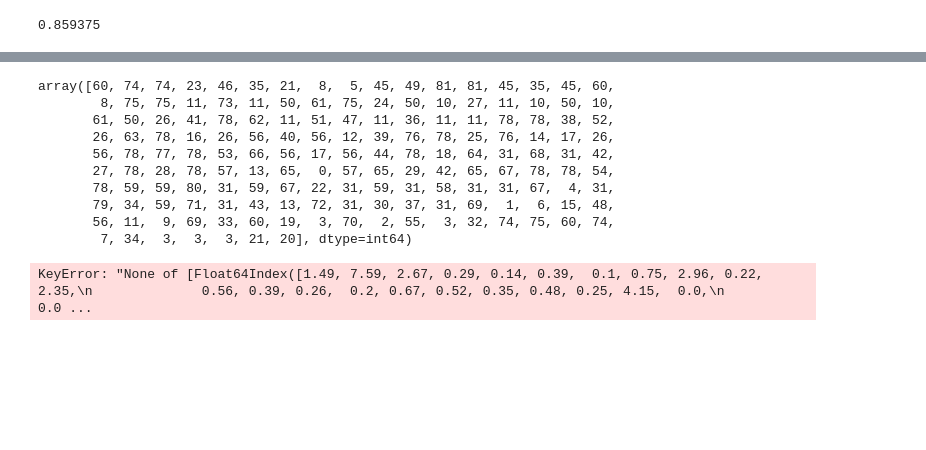
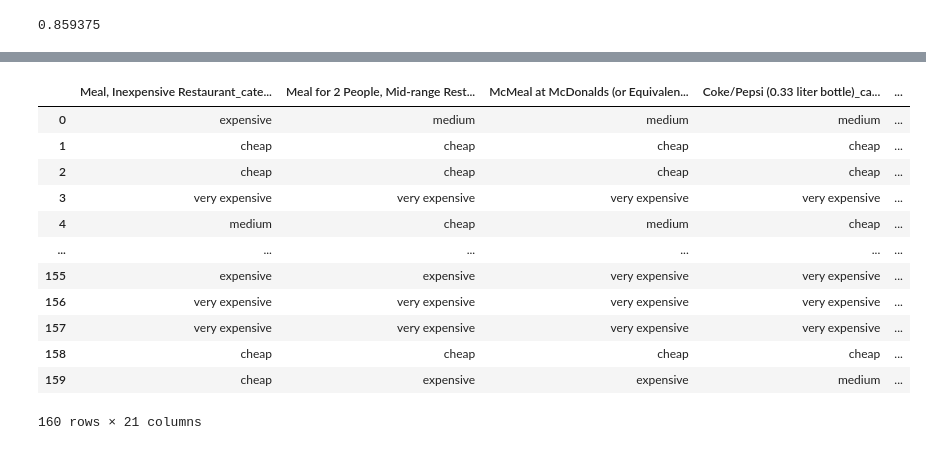
Before and after one commit to The-DigitalAcademy/innovators-cost-of-living-analysis, a Jupyter notebook: model_building.ipynb, the cells around one changed output, grey strips where cells are left out. Saved outputs shown, nothing was run; the diff lists cells and outputs as text; code cells hidden in the pictures; blank space fills up the shorter version.

```diff
--- a/model_building.ipynb
+++ b/model_building.ipynb
@@ -97,20 +120,38 @@ print(predictions_country)
-# %%
-food_countries = le.transform(food['Country'])
-food_countries
-# %% [output]
-array([60, 74, 74, 23, 46, 35, 21,  8,  5, 45, 49, 81, 81, 45, 35, 45, 60,
-        8, 75, 75, 11, 73, 11, 50, 61, 75, 24, 50, 10, 27, 11, 10, 50, 10,
-       61, 50, 26, 41, 78, 62, 11, 51, 47, 11, 36, 11, 11, 78, 78, 38, 52,
-       26, 63, 78, 16, 26, 56, 40, 56, 12, 39, 76, 78, 25, 76, 14, 17, 26,
-       56, 78, 77, 78, 53, 66, 56, 17, 56, 44, 78, 18, 64, 31, 68, 31, 42,
-       27, 78, 28, 78, 57, 13, 65,  0, 57, 65, 29, 42, 65, 67, 78, 78, 54,
-       78, 59, 59, 80, 31, 59, 67, 22, 31, 59, 31, 58, 31, 31, 67,  4, 31,
-       79, 34, 59, 71, 31, 43, 13, 72, 31, 30, 37, 31, 69,  1,  6, 15, 48,
-       56, 11,  9, 69, 33, 60, 19,  3, 70,  2, 55,  3, 32, 74, 75, 60, 74,
-        7, 34,  3,  3,  3, 21, 20], dtype=int64)
-# %%
-min_ = food.min()
-avg = food.mean()
-max_ = food.max()
-# %% [output]
-KeyError: "None of [Float64Index([1.49, 7.59, 2.67, 0.29, 0.14, 0.39,  0.1, 0.75, 2.96, 0.22, 2.35,\n              0.56, 0.39, 0.26,  0.2, 0.67, 0.52, 0.35, 0.48, 0.25, 4.15,  0.0,\n               0.0 ...
+# %%
+import pandas as pd
+
+
+
+def categorize_quantiles(df):
+    result = pd.DataFrame(index=df.index)
+    for col in df.columns:
+        quantiles = df[col].quantile([0.25, 0.5, 0.75])
+        q1, q2, q3 = quantiles[0.25], quantiles[0.5], quantiles[0.75]
+        col_categories = []
+        for val in df[col]:
+            if val < q1:
+                col_categories.append("cheap")
+            elif val >= q1 and val < q2:
+                col_categories.append("medium")
+            elif val >= q2 and val < q3:
+                col_categories.append("expensive")
+            else:
+                col_categories.append("very expensive")
+        result[col + '_category'] = col_categories
+    return result
+f = categorize_quantiles(x)
+f
+# %% [output]
+|  | Meal, Inexpensive Restaurant_cate... | Meal for 2 People, Mid-range Rest... | McMeal at McDonalds (or Equivalen... | Coke/Pepsi (0.33 liter bottle)_ca... | ... |
+| 0 | expensive | medium | medium | medium | ... |
+| 1 | cheap | cheap | cheap | cheap | ... |
+| 2 | cheap | cheap | cheap | cheap | ... |
+| 3 | very expensive | very expensive | very expensive | very expensive | ... |
+| 4 | medium | cheap | medium | cheap | ... |
+| ... | ... | ... | ... | ... | ... |
+| 155 | expensive | expensive | very expensive | very expensive | ... |
+| 156 | very expensive | very expensive | very expensive | very expensive | ... |
+| 157 | very expensive | very expensive | very expensive | very expensive | ... |
+| 158 | cheap | cheap | cheap | cheap | ... |
+| 159 | cheap | expensive | expensive | medium | ... |
+160 rows × 21 columns
```
Also changed, not shown: parts of 10 cells of this notebook, 6 other files.
